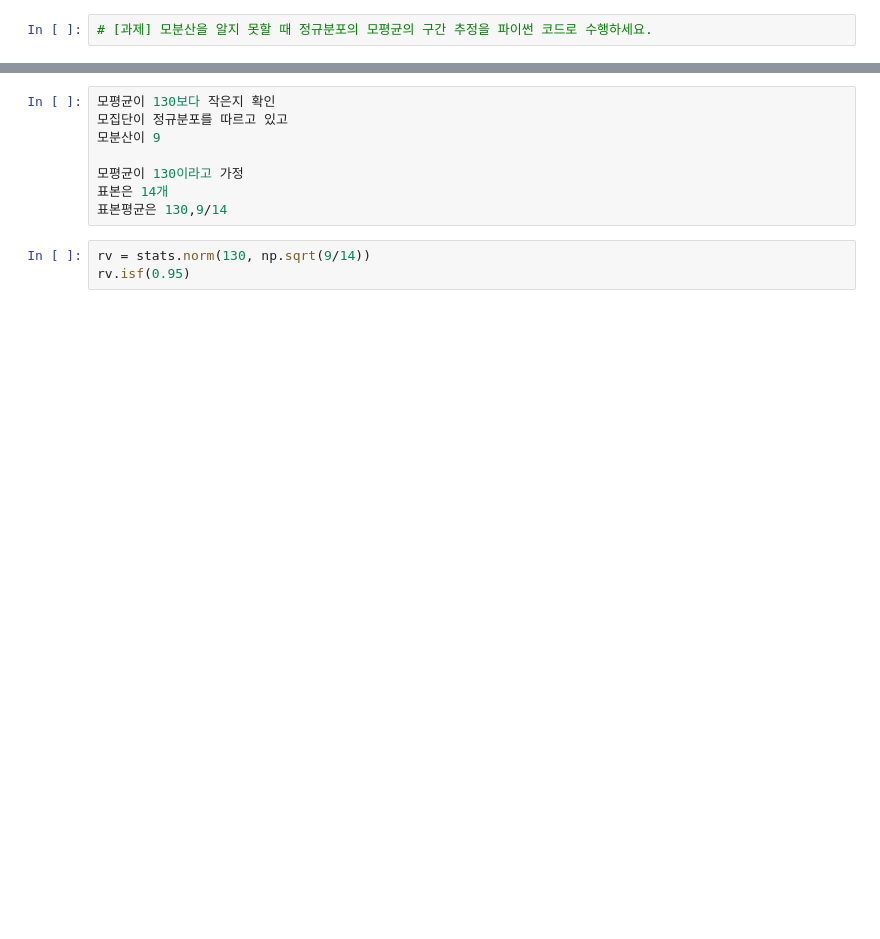
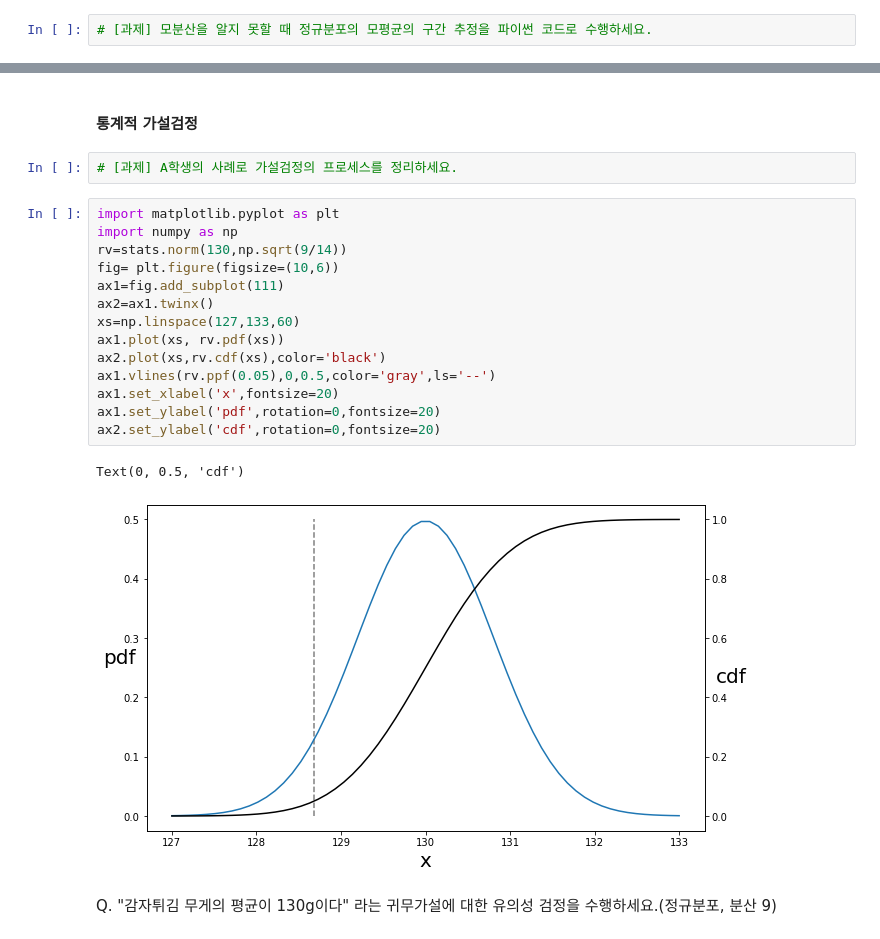
Before and after one commit to HyeonuJeong/Mycakd5, a Jupyter notebook: m3_통계/stat5.ipynb, the cells around one changed output, grey strips where cells are left out. Saved outputs shown, nothing was run; the diff lists cells and outputs as text; blank space fills up the shorter version.

```diff
--- a/m3_통계/stat5.ipynb
+++ b/m3_통계/stat5.ipynb
@@ -24,11 +129,23 @@
+# %% [markdown]
+#### 통계적 가설검정
 # %%
-모평균이 130보다 작은지 확인
-모집단이 정규분포를 따르고 있고
-모분산이 9
-
-모평균이 130이라고 가정
-표본은 14개
-표본평균은 130,9/14
+# [과제] A학생의 사례로 가설검정의 프로세스를 정리하세요.
-# %%
-rv = stats.norm(130, np.sqrt(9/14))
-rv.isf(0.95)
+# %%
+import matplotlib.pyplot as plt
+import numpy as np
+rv=stats.norm(130,np.sqrt(9/14))
+fig= plt.figure(figsize=(10,6))
+ax1=fig.add_subplot(111)
+ax2=ax1.twinx()
+xs=np.linspace(127,133,60)
+ax1.plot(xs, rv.pdf(xs))
+ax2.plot(xs,rv.cdf(xs),color='black')
+ax1.vlines(rv.ppf(0.05),0,0.5,color='gray',ls='--')
+ax1.set_xlabel('x',fontsize=20)
+ax1.set_ylabel('pdf',rotation=0,fontsize=20)
+ax2.set_ylabel('cdf',rotation=0,fontsize=20)
+# %% [output]
+Text(0, 0.5, 'cdf')
+[figure, added]
+# %% [markdown]
+Q. "감자튀김 무게의 평균이 130g이다" 라는 귀무가설에 대한 유의성 검정을 수행하세요.(정규분포, 분산 9)
```
Also changed, not shown: parts of 30 cells of this notebook, 6 other files.
